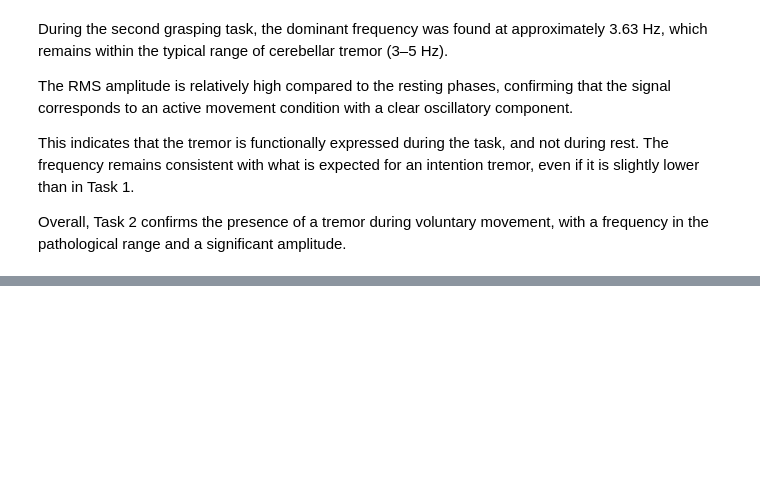
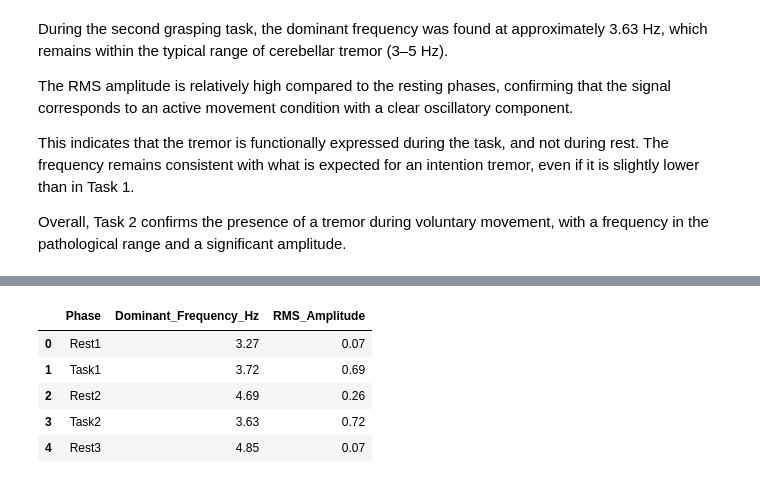
Before and after one commit to zemmahisofi-byte/Projet_R_Python, a Jupyter notebook: Projet_python/main.ipynb, the cells around one changed output, grey strips where cells are left out. Drawn from its saved outputs; the diff is of its cells as text; code cells hidden in the pictures; blank space fills up the shorter version.

Commit message:
Results data day 1

```diff
--- a/Projet_python/main.ipynb
+++ b/Projet_python/main.ipynb
@@ -467,0 +512,6 @@ Overall, Task 2 confirms the presence of a tremor during voluntary movement, wit
+# %%
+signal_rest3 = rest3["magnitude"].values
+signal_centered_rest3 = signal_rest3 - np.mean(signal_rest3)
+
+rms_rest3 = np.sqrt(np.mean(signal_centered_rest3**2))
+print("RMS amplitude - Rest Phase 3:", rms_rest3)
@@ -467,0 +551,30 @@ Overall, Task 2 confirms the presence of a tremor during voluntary movement, wit
+# %%
+import pandas as pd
+
+results_day1 = pd.DataFrame({
+    "Phase": ["Rest1", "Task1", "Rest2", "Task2", "Rest3"],
+    "Dominant_Frequency_Hz": [
+        dominant_freq_rest1,
+        dominant_freq_task1,
+        dominant_freq_rest2,
+        dominant_freq_task2,
+        dominant_freq_rest3
+    ],
+    "RMS_Amplitude": [
+        rms_rest1,
+        rms_task1,
+        rms_rest2,
+        rms_task2,
+        rms_rest3
+    ]
+})
+results_day1 = results_day1.round(2)
+
+results_day1
+# %% [output]
+|  | Phase | Dominant_Frequency_Hz | RMS_Amplitude |
+| 0 | Rest1 | 3.27 | 0.07 |
+| 1 | Task1 | 3.72 | 0.69 |
+| 2 | Rest2 | 4.69 | 0.26 |
+| 3 | Task2 | 3.63 | 0.72 |
+| 4 | Rest3 | 4.85 | 0.07 |
```
Also changed, not shown: parts of 12 cells of this notebook, 1 other file.
